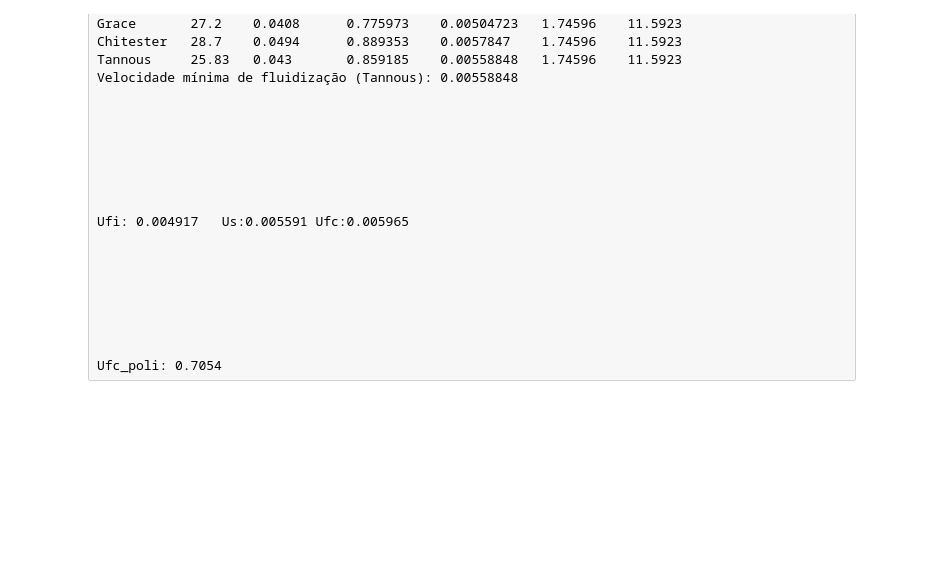
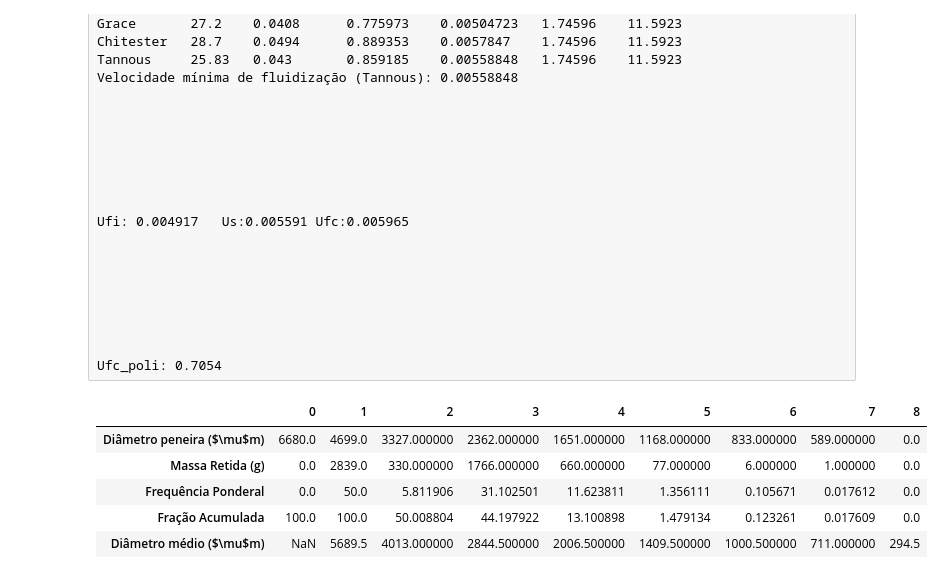
Before and after one commit to Levandoski-codes/EQ024_code, a Jupyter notebook: atv5_calculos.ipynb, the cells around one changed output. Cells and saved outputs as stored; diff of their text form; code cells hidden in the pictures; blank space fills up the shorter version.

```diff
--- a/atv5_calculos.ipynb
+++ b/atv5_calculos.ipynb
@@ -602,3 +604,12 @@ Ufi: 0.004917	Us:0.005591	Ufc:0.005965
 
 
 Ufc_poli: 0.7054
+# %%
+df
+# %% [output]
+|  | 0 | 1 | 2 | 3 | 4 | 5 | 6 | 7 | 8 |
+| Diâmetro peneira ($\mu$m) | 6680.0 | 4699.0 | 3327.000000 | 2362.000000 | 1651.000000 | 1168.000000 | 833.000000 | 589.000000 | 0.0 |
+| Massa Retida (g) | 0.0 | 2839.0 | 330.000000 | 1766.000000 | 660.000000 | 77.000000 | 6.000000 | 1.000000 | 0.0 |
+| Frequência Ponderal | 0.0 | 50.0 | 5.811906 | 31.102501 | 11.623811 | 1.356111 | 0.105671 | 0.017612 | 0.0 |
+| Fração Acumulada | 100.0 | 100.0 | 50.008804 | 44.197922 | 13.100898 | 1.479134 | 0.123261 | 0.017609 | 0.0 |
+| Diâmetro médio ($\mu$m) | NaN | 5689.5 | 4013.000000 | 2844.500000 | 2006.500000 | 1409.500000 | 1000.500000 | 711.000000 | 294.5 |
```
Also changed, not shown: parts of 23 cells of this notebook, 1 other file.
